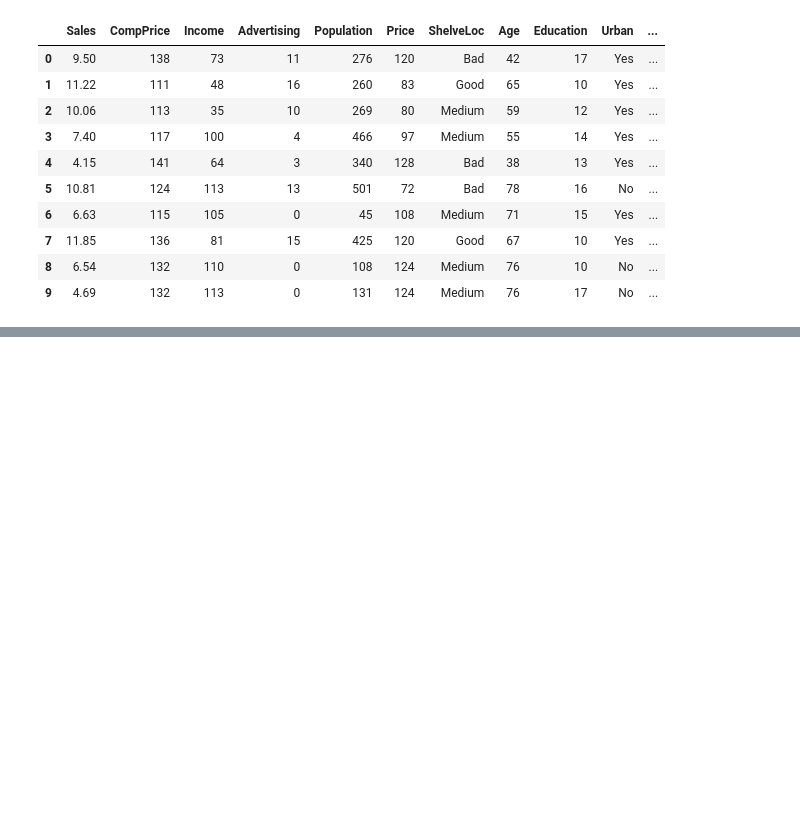
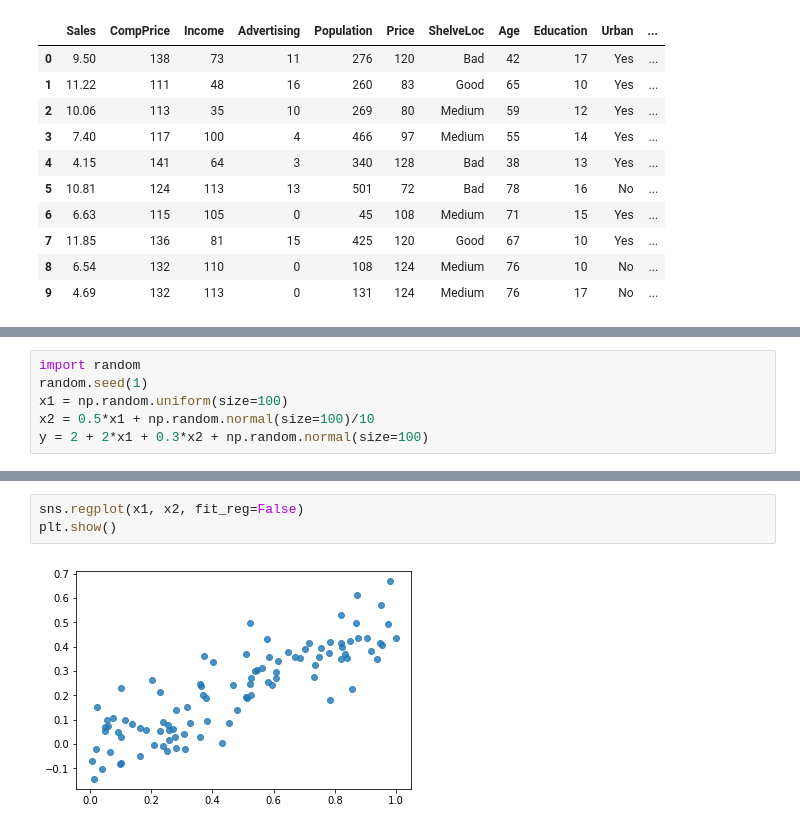
Before and after one commit to fncode246/stat-learning, a Jupyter notebook: ch3_applied.ipynb, the cells around one changed output, grey strips where cells are left out. Cells and saved outputs as stored; diff of their text form; blank space fills up the shorter version.

```diff
--- a/ch3_applied.ipynb
+++ b/ch3_applied.ipynb
@@ -303,0 +513,6 @@ carseats.head(10)
+# %%
+import random
+random.seed(1)
+x1 = np.random.uniform(size=100)
+x2 = 0.5*x1 + np.random.normal(size=100)/10
+y = 2 + 2*x1 + 0.3*x2 + np.random.normal(size=100)
@@ -303,0 +549,5 @@ carseats.head(10)
+# %%
+sns.regplot(x1, x2, fit_reg=False)
+plt.show()
+# %% [output]
+[figure, added]
```
Also changed, not shown: parts of 40 cells of this notebook.
